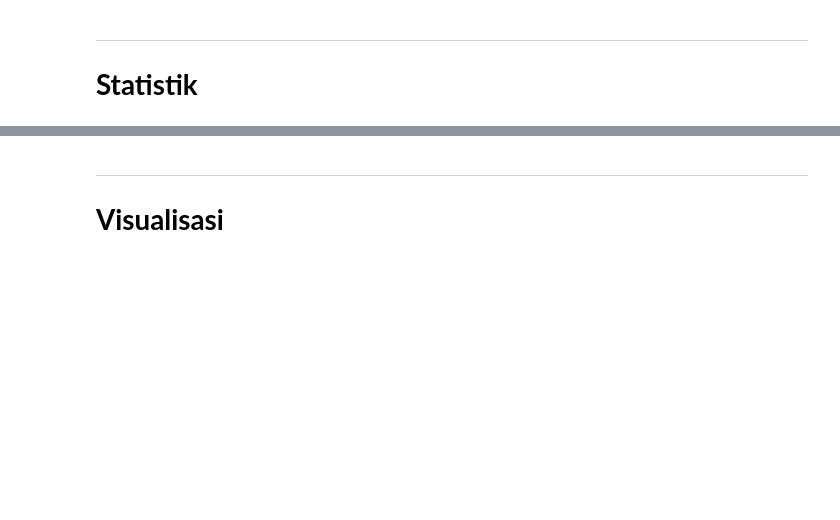
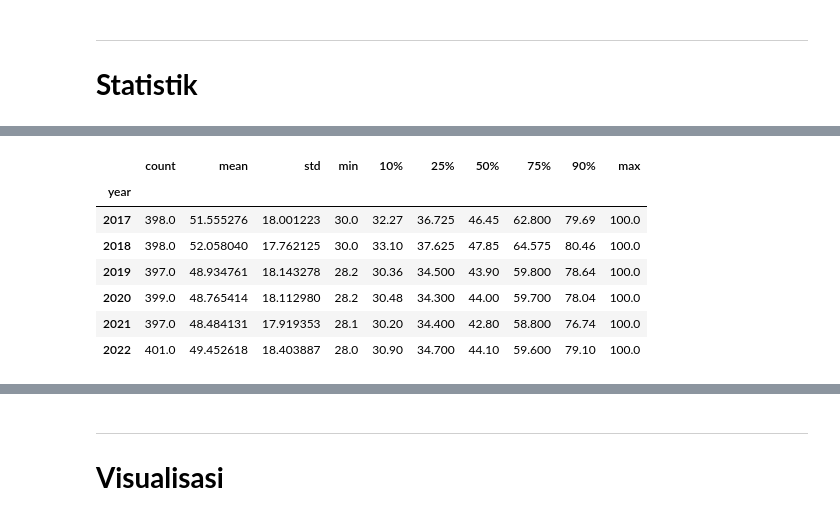
Before and after one commit to dewodt/Analisis-Rank-Universitas, a Jupyter notebook: Analisis_Tubes2.ipynb, the cells around one changed output, grey strips where cells are left out. Saved outputs shown, nothing was run; the diff lists cells and outputs as text; code cells hidden in the pictures; blank space fills up the shorter version.

```diff
--- a/Analisis_Tubes2.ipynb
+++ b/Analisis_Tubes2.ipynb
@@ -962,0 +994,12 @@ df_uncleaned.to_csv("qs_ranking_400_cleaned.csv", index=False)
+# %%
+# score over years
+df.groupby('year')['score'].describe(percentiles = [.10,.25,.50,.75,.90])
+# %% [output]
+|  | count | mean | std | min | 10% | 25% | 50% | 75% | 90% | max |
+| year |  |  |  |  |  |  |  |  |  |  |
+| 2017 | 398.0 | 51.555276 | 18.001223 | 30.0 | 32.27 | 36.725 | 46.45 | 62.800 | 79.69 | 100.0 |
+| 2018 | 398.0 | 52.058040 | 17.762125 | 30.0 | 33.10 | 37.625 | 47.85 | 64.575 | 80.46 | 100.0 |
+| 2019 | 397.0 | 48.934761 | 18.143278 | 28.2 | 30.36 | 34.500 | 43.90 | 59.800 | 78.64 | 100.0 |
+| 2020 | 399.0 | 48.765414 | 18.112980 | 28.2 | 30.48 | 34.300 | 44.00 | 59.700 | 78.04 | 100.0 |
+| 2021 | 397.0 | 48.484131 | 17.919353 | 28.1 | 30.20 | 34.400 | 42.80 | 58.800 | 76.74 | 100.0 |
+| 2022 | 401.0 | 49.452618 | 18.403887 | 28.0 | 30.90 | 34.700 | 44.10 | 59.600 | 79.10 | 100.0 |
```
Also changed, not shown: parts of 12 cells of this notebook.
